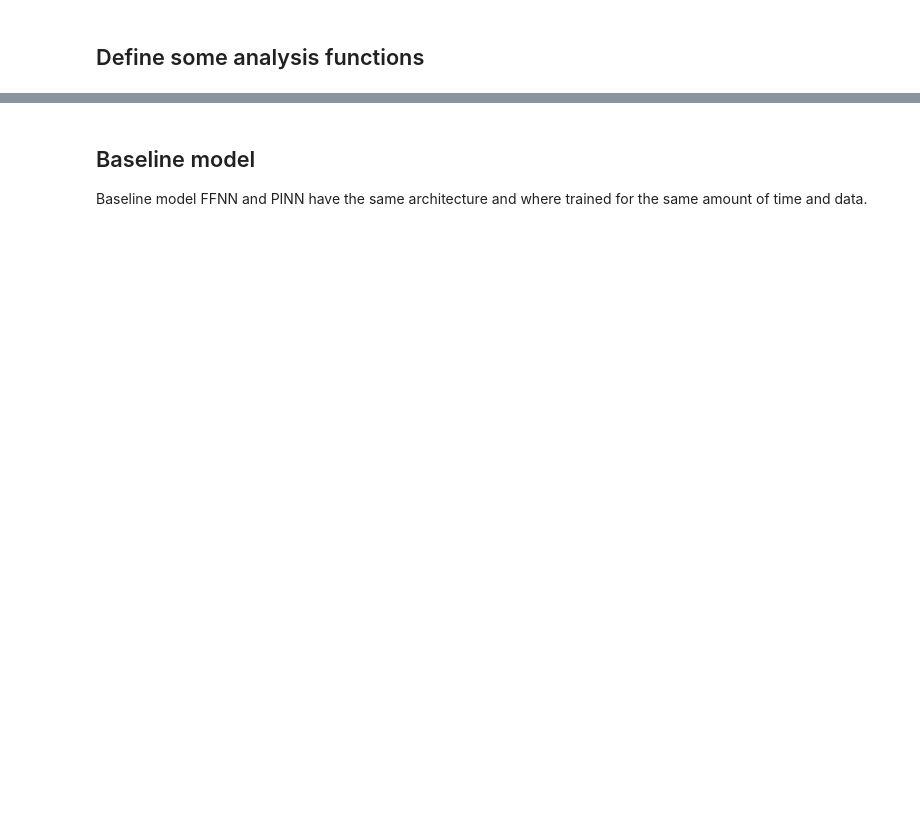
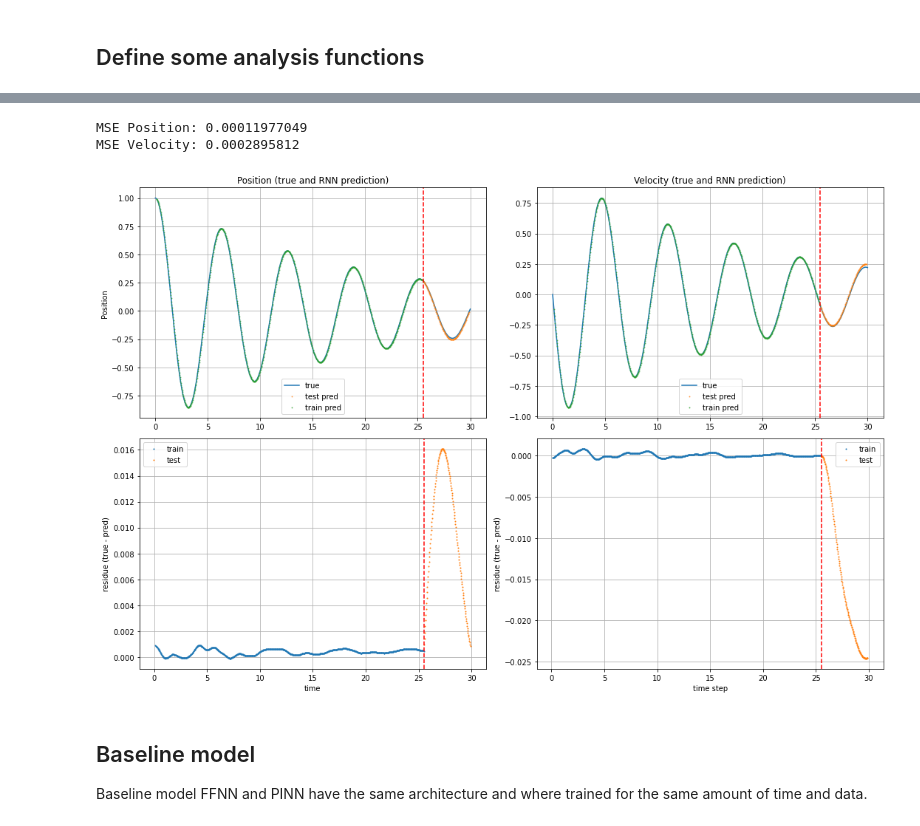
Before and after one commit to luigiEG/FYS5429_Project1, a Jupyter notebook: src/DHOscillator_analysis.ipynb, the cells around one changed output, grey strips where cells are left out. Cells and saved outputs as stored; diff of their text form; code cells hidden in the pictures; blank space fills up the shorter version.

```diff
--- a/src/DHOscillator_analysis.ipynb
+++ b/src/DHOscillator_analysis.ipynb
@@ -328,3 +437,75 @@ def RK5(f, Y0, t_span, dt):
+# %%
+from sklearn.metrics import mean_squared_error
+
+# Remove nan values from the arrays
+clean_test_true_p = test_true_p[~np.isnan(test_true_p)]
+clean_test_true_v = test_true_v[~np.isnan(test_true_v)]
+clean_test_pred_p = test_plot_p[~np.isnan(test_plot_p)]
+clean_test_pred_v = test_plot_v[~np.isnan(test_plot_v)]
+
+# Calculate RMSE for position and velocity
+mse_p = mean_squared_error(clean_test_true_p, clean_test_pred_p)
+mse_v = mean_squared_error(clean_test_true_v, clean_test_pred_v)
+
+print("MSE Position:", mse_p)
+print("MSE Velocity:", mse_v)
+
+loss_RNN = (mse_p+mse_v)/2
+# %% [output]
+MSE Position: 0.00011977049
+MSE Velocity: 0.0002895812
+# %%
+import matplotlib.pyplot as plt
+
+plt.figure(figsize=(15, 10))
+
+# Position vs Time
+plt.subplot(2, 2, 1)
+plt.plot(times, timeseries_p, markersize=0.5, label='true')
+plt.plot(test_plot_t, test_plot_p, '.', markersize=2, label='test pred', alpha=0.6)
+plt.plot(train_plot_t, train_plot_p, '.', markersize=2, label='train pred', alpha=0.6)
+plt.axvline(30*0.85, linestyle='--', color='r')
+plt.grid()
+plt.ylabel("Position")
+plt.title("Position (true and RNN prediction)")
+plt.legend()
+
+# Velocity vs Time
+plt.subplot(2, 2, 2)
+plt.plot(times, timeseries_v, markersize=0.5, label='true')
+plt.plot(test_plot_t, test_plot_v, '.', markersize=2, label='test pred', alpha=0.6)
+plt.plot(train_plot_t, train_plot_v, '.', markersize=2, label='train pred', alpha=0.6)
+plt.grid()
+plt.axvline(30*0.85, linestyle='--', color='r')
+plt.title("Velocity (true and RNN prediction)")
+plt.legend()
+
+# Difference in Position vs Time
+plt.subplot(2, 2, 3)
+plt.plot(train_plot_t, -train_plot_p + train_true_p, '.', markersize=2, label='train')
+plt.plot(test_plot_t,- test_plot_p + test_true_p, '.', markersize=2, label='test')
+plt.grid()
+plt.axvline(30*0.85, linestyle='--', color='r')
+plt.xlabel("time")
+plt.ylabel('residue (true - pred)')
+plt.legend()
+
+# Difference in Velocity vs Time
+plt.subplot(2, 2, 4)
+plt.plot(train_plot_t, -train_plot_v + train_true_v, '.', markersize=2, label='train')
+plt.plot(test_plot_t, -test_plot_v  +test_true_v, '.', markersize=2, label='test')
+plt.grid()
+plt.axvline(30*0.85, linestyle='--', color='r')
+plt.xlabel("time step")
+plt.ylabel('residue (true - pred)')
+plt.legend()
+
+plt.savefig('../plot/DHOscillator_LSTM.PDF')
+
+plt.tight_layout()
+plt.show()
+# %% [output]
+[figure, added]
 # %% [markdown]
 ## Baseline model
 Baseline model FFNN and PINN have the same architecture and where trained for the same amount of time and data.
```
Also changed, not shown: parts of 17 cells of this notebook, 3 other files.
